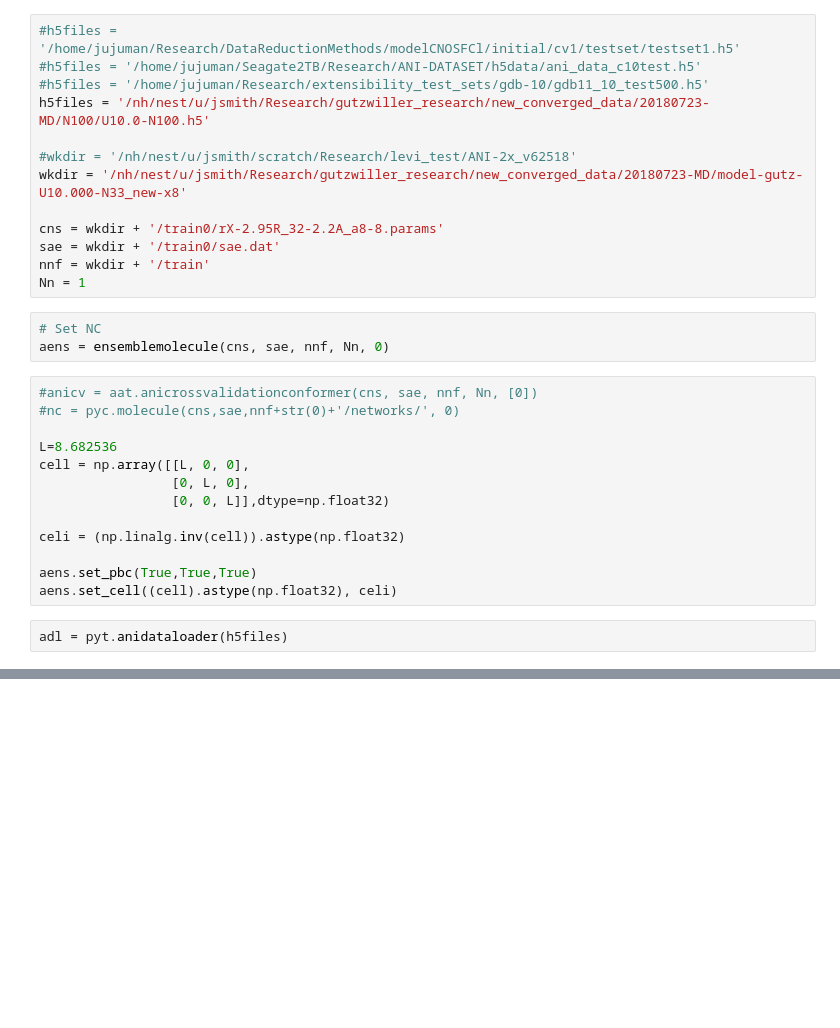
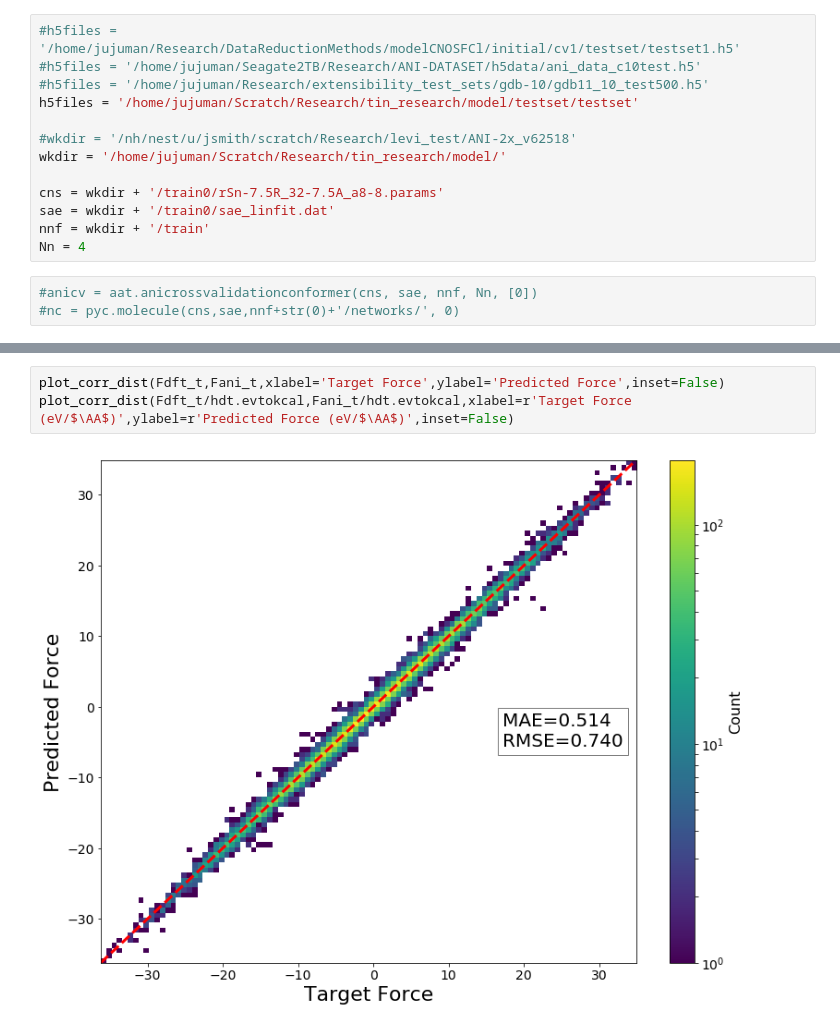
Before and after one commit to Jussmith01/ANI-Tools, a Jupyter notebook: notebooks/eval_testset.ipynb, the cells around one changed output, grey strips where cells are left out. Cells and saved outputs as stored; diff of their text form; blank space fills up the shorter version.

```diff
--- a/notebooks/eval_testset.ipynb
+++ b/notebooks/eval_testset.ipynb
@@ -17,31 +18,16 @@ van Der Waals correction will be unavailable. Please install ased3
 #h5files = '/home/jujuman/Research/DataReductionMethods/modelCNOSFCl/initial/cv1/testset/testset1.h5'
 #h5files = '/home/jujuman/Seagate2TB/Research/ANI-DATASET/h5data/ani_data_c10test.h5'
 #h5files = '/home/jujuman/Research/extensibility_test_sets/gdb-10/gdb11_10_test500.h5'
-h5files = '/nh/nest/u/jsmith/Research/gutzwiller_research/new_converged_data/20180723-MD/N100/U10.0-N100.h5'
+h5files = '/home/jujuman/Scratch/Research/tin_research/model/testset/testset'
 
 #wkdir = '/nh/nest/u/jsmith/scratch/Research/levi_test/ANI-2x_v62518'
-wkdir = '/nh/nest/u/jsmith/Research/gutzwiller_research/new_converged_data/20180723-MD/model-gutz-U10.000-N33_new-x8'
+wkdir = '/home/jujuman/Scratch/Research/tin_research/model/'
 
-cns = wkdir + '/train0/rX-2.95R_32-2.2A_a8-8.params'
-sae = wkdir + '/train0/sae.dat'
+cns = wkdir + '/train0/rSn-7.5R_32-7.5A_a8-8.params'
+sae = wkdir + '/train0/sae_linfit.dat'
 nnf = wkdir + '/train'
-Nn = 1
+Nn = 4
-# %%
-# Set NC
-aens = ensemblemolecule(cns, sae, nnf, Nn, 0)
 # %%
 #anicv = aat.anicrossvalidationconformer(cns, sae, nnf, Nn, [0])
 #nc = pyc.molecule(cns,sae,nnf+str(0)+'/networks/', 0)
-
-L=8.682536
-cell = np.array([[L, 0, 0],
-                 [0, L, 0],
-                 [0, 0, L]],dtype=np.float32)
-
-celi = (np.linalg.inv(cell)).astype(np.float32)
-
-aens.set_pbc(True,True,True)
-aens.set_cell((cell).astype(np.float32), celi)
-# %%
-adl = pyt.anidataloader(h5files)
 # %%
@@ -137,0 +245,5 @@ ens.plot_corr_dist(Fdft_t,Fani_t,xlabel='Target Force',ylabel='Predicted Force')
+# %%
+plot_corr_dist(Fdft_t,Fani_t,xlabel='Target Force',ylabel='Predicted Force',inset=False)
+plot_corr_dist(Fdft_t/hdt.evtokcal,Fani_t/hdt.evtokcal,xlabel=r'Target Force (eV/$\AA$)',ylabel=r'Predicted Force (eV/$\AA$)',inset=False)
+# %% [output]
+[figure, added]
```
Also changed, not shown: parts of 13 cells of this notebook, 2 other files.
